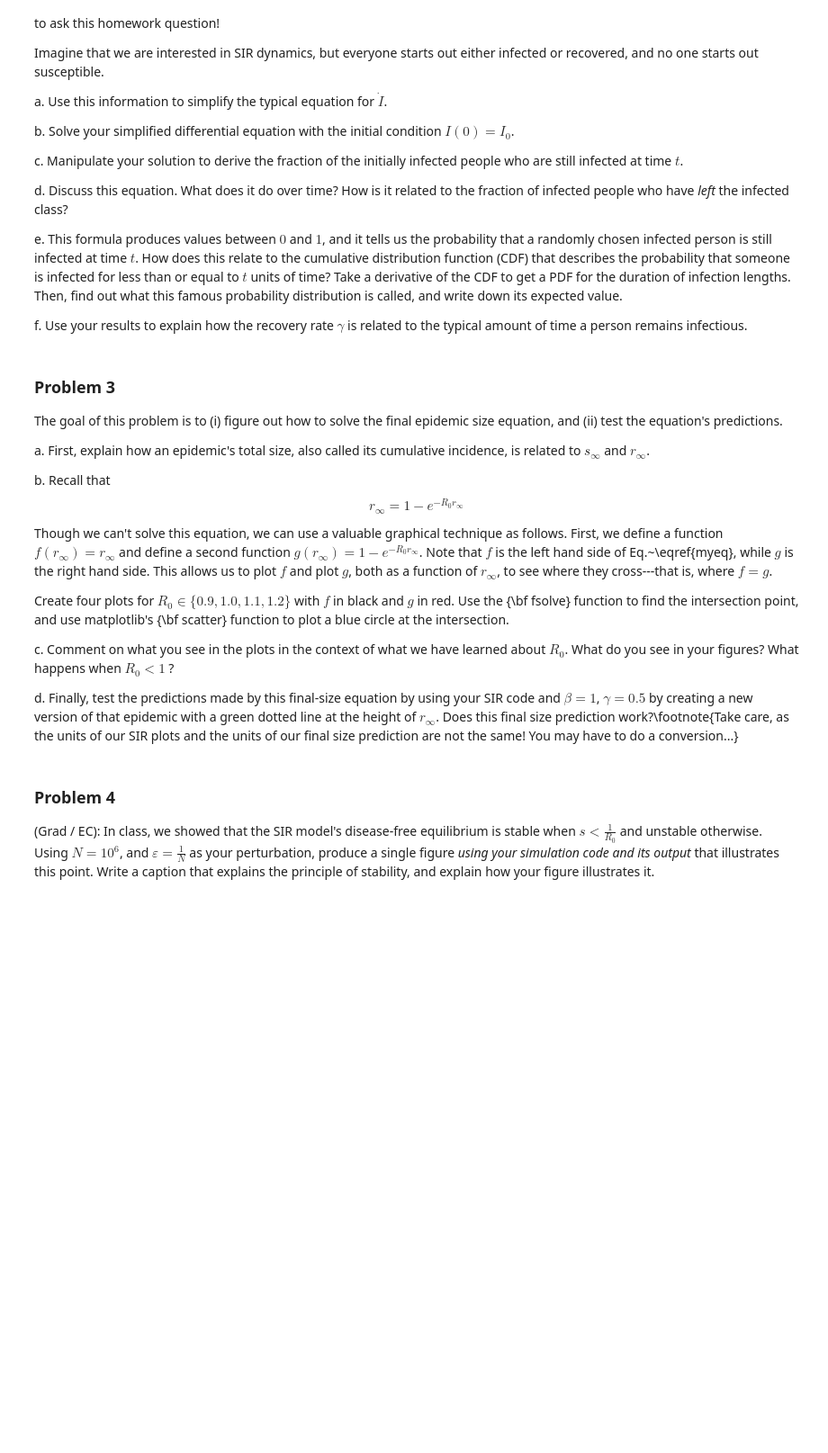
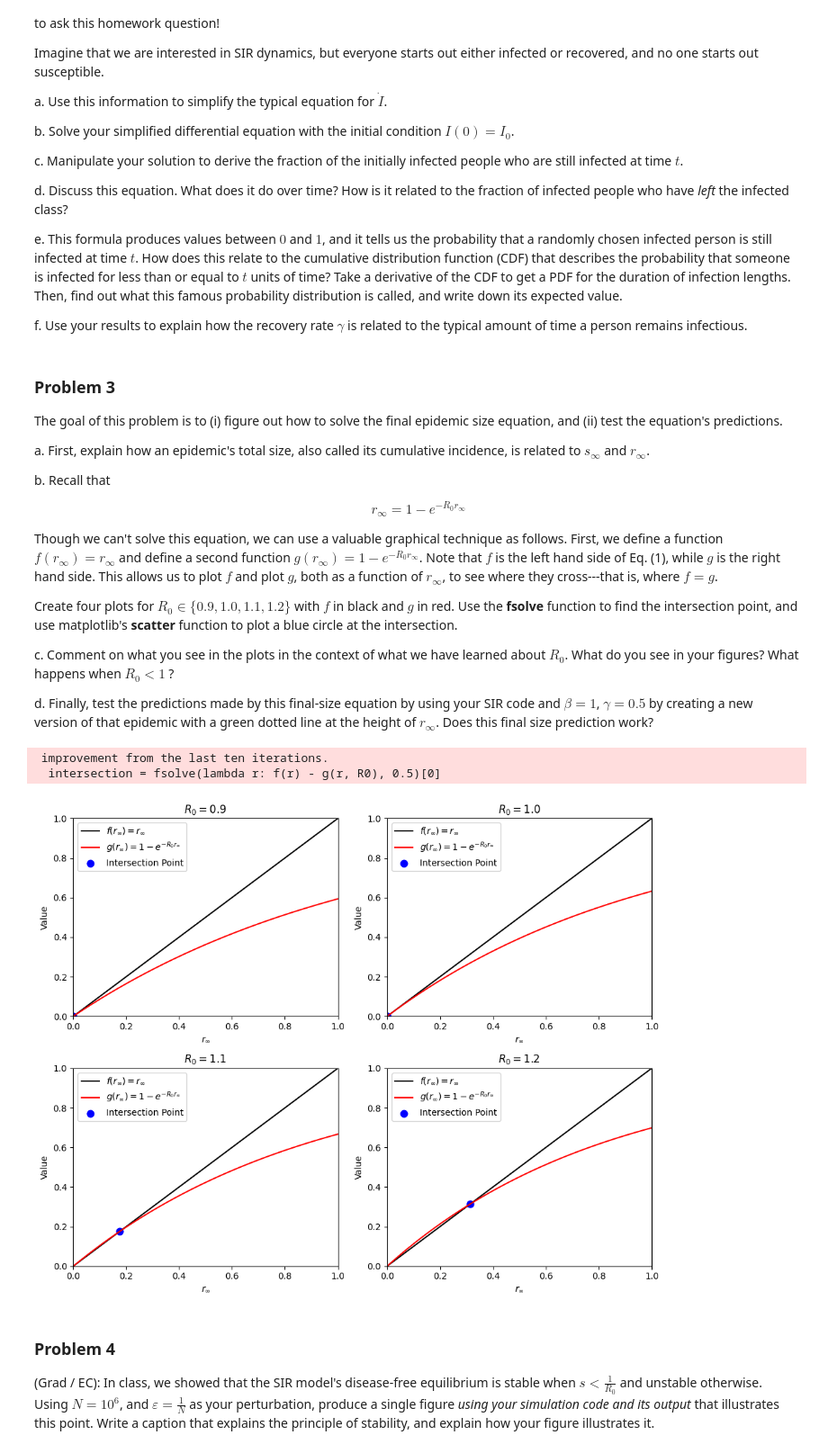
Before and after one commit to mathstud/csci5897, a Jupyter notebook: Homeworks/hw_1.ipynb, the cells around one changed output. Shown at 90% size. Drawn from its saved outputs; the diff is of its cells as text; code cells hidden in the pictures; blank space fills up the shorter version.

Commit message:
plot for 3c

```diff
--- a/Homeworks/hw_1.ipynb
+++ b/Homeworks/hw_1.ipynb
@@ -126,15 +126,56 @@ a. First, explain how an epidemic's total size, also called its cumulative incid
 
 b. Recall that
 $$
+\begin{align}
 r_\infty = 1-e^{-R_0 r_\infty}
+\end{align}
 $$
-Though we can't solve this equation, we can use a valuable graphical technique as follows. First, we define a function $f(r_\infty) = r_\infty$ and define a second function $g(r_\infty) = 1-e^{-R_0 r_\infty}$. Note that $f$ is the left hand side of Eq.~\eqref{myeq}, while $g$ is the right hand side. This allows us to plot $f$ and plot $g$, both as a function of $r_\infty$, to see where they cross---that is, where $f=g$.
+Though we can't solve this equation, we can use a valuable graphical technique as follows. First, we define a function $f(r_\infty) = r_\infty$ and define a second function $g(r_\infty) = 1-e^{-R_0 r_\infty}$. Note that $f$ is the left hand side of Eq. (1), while $g$ is the right hand side. This allows us to plot $f$ and plot $g$, both as a function of $r_\infty$, to see where they cross---that is, where $f=g$.
 
-Create four plots for $R_0 \in \{0.9, 1.0, 1.1, 1.2\}$ with $f$ in black and $g$ in red. Use the {\bf fsolve} function to find the intersection point, and use matplotlib's {\bf scatter} function to plot a blue circle at the intersection.
+Create four plots for $R_0 \in \{0.9, 1.0, 1.1, 1.2\}$ with $f$ in black and $g$ in red. Use the **fsolve** function to find the intersection point, and use matplotlib's **scatter** function to plot a blue circle at the intersection.
 
 c. Comment on what you see in the plots in the context of what we have learned about $R_0$. What do you see in your figures? What happens when $R_0 < 1$ ?
 
-d. Finally, test the predictions made by this final-size equation by using your SIR code and $\beta=1$, $\gamma=0.5$ by creating a new version of that epidemic with a green dotted line at the height of $r_\infty$. Does this final size prediction work?\footnote{Take care, as the units of our SIR plots and the units of our final size prediction are not the same! You may have to do a conversion...}
+d. Finally, test the predictions made by this final-size equation by using your SIR code and $\beta=1$, $\gamma=0.5$ by creating a new version of that epidemic with a green dotted line at the height of $r_\infty$. Does this final size prediction work?
+# %%
+# Problem 3 Part (b)
+import numpy as np
+import matplotlib.pyplot as plt
+from scipy.optimize import fsolve
+
+# Define f and g
+def f(r_inf):
+    return r_inf
+
+def g(r_inf, R0):
+    return 1 - np.exp(-R0 * r_inf)
+
+R0_values = [0.9, 1.0, 1.1, 1.2]
+r_inf_range = np.linspace(0, 1, 500)
+
+fig, axes = plt.subplots(2, 2, figsize=(10, 8))
+axes = axes.flatten()
+
+for idx, R0 in enumerate(R0_values):
+    # Find intersection using fsolve
+    intersection = fsolve(lambda r: f(r) - g(r, R0), 0.5)[0]
+    axes[idx].plot(r_inf_range, f(r_inf_range), 'k-', label='$f(r_\\infty) = r_\\infty$')
+    axes[idx].plot(r_inf_range, g(r_inf_range, R0), 'r-', label='$g(r_\\infty) = 1-e^{-R_0 r_\\infty}$')
+    # Use scatter for intersection point
+    axes[idx].scatter(intersection, f(intersection), color='blue', s=60, label='Intersection Point')
+    axes[idx].set_title(f'$R_0 = {R0}$')
+    axes[idx].set_xlabel('$r_\\infty$')
+    axes[idx].set_ylabel('Value')
+    axes[idx].legend()
+    axes[idx].set_xlim(0, 1)
+    axes[idx].set_ylim(0, 1)
+
+plt.tight_layout()
+plt.show()
+# %% [output]
+ improvement from the last ten iterations.
+  intersection = fsolve(lambda r: f(r) - g(r, R0), 0.5)[0]
+[figure, added]
 # %% [markdown]
 ### **Problem 4**
 (Grad / EC): In class, we showed that the SIR model's disease-free equilibrium is stable when $s<\tfrac{1}{R_0}$ and unstable otherwise. Using $N=10^6$, and $\varepsilon = \frac{1}{N}$ as your perturbation, produce a single figure *using your simulation code and its output* that illustrates this point. Write a caption that explains the principle of stability, and explain how your figure illustrates it.
```
